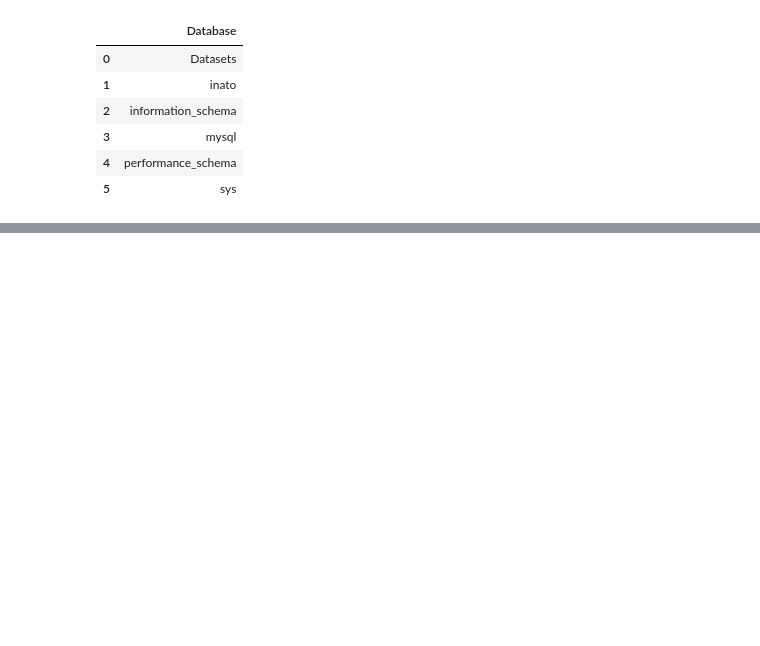
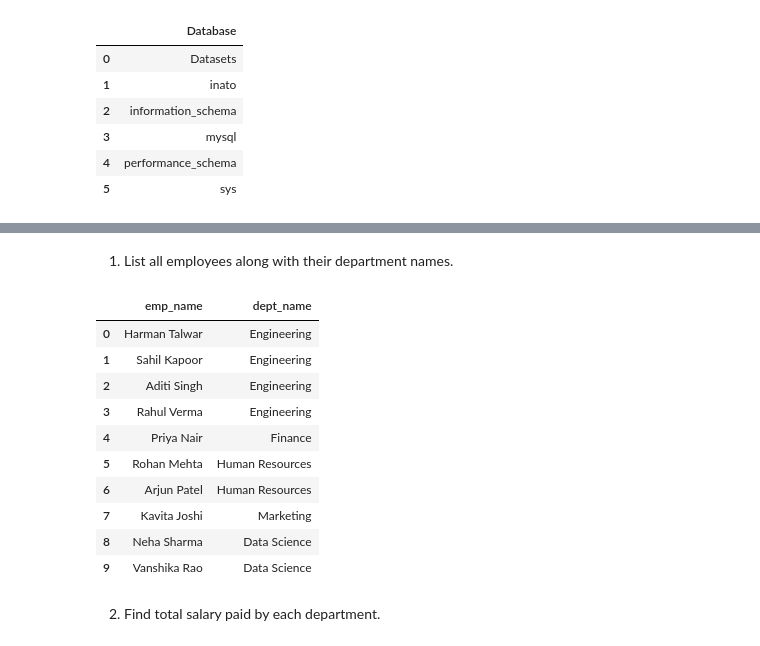
Before and after one commit to Sahil-x-boop/Data_Engineer, a Jupyter notebook: SQL/Day1/begins.ipynb, the cells around one changed output, grey strips where cells are left out. Drawn from its saved outputs; the diff is of its cells as text; code cells hidden in the pictures; blank space fills up the shorter version.

```diff
--- a/SQL/Day1/begins.ipynb
+++ b/SQL/Day1/begins.ipynb
@@ -35,0 +176,25 @@ run_query("SHOW DATABASES")
+# %% [markdown]
+1. List all employees along with their department names.
+# %%
+run_query(
+'''
+select e.emp_name, d.dept_name
+from employees e
+join departments d
+on e.dept_id = d.dept_id;
+'''
+)
+# %% [output]
+|  | emp_name | dept_name |
+| 0 | Harman Talwar | Engineering |
+| 1 | Sahil Kapoor | Engineering |
+| 2 | Aditi Singh | Engineering |
+| 3 | Rahul Verma | Engineering |
+| 4 | Priya Nair | Finance |
+| 5 | Rohan Mehta | Human Resources |
+| 6 | Arjun Patel | Human Resources |
+| 7 | Kavita Joshi | Marketing |
+| 8 | Neha Sharma | Data Science |
+| 9 | Vanshika Rao | Data Science |
+# %% [markdown]
+2. Find total salary paid by each department.
```
Also changed, not shown: parts of 30 cells of this notebook.
